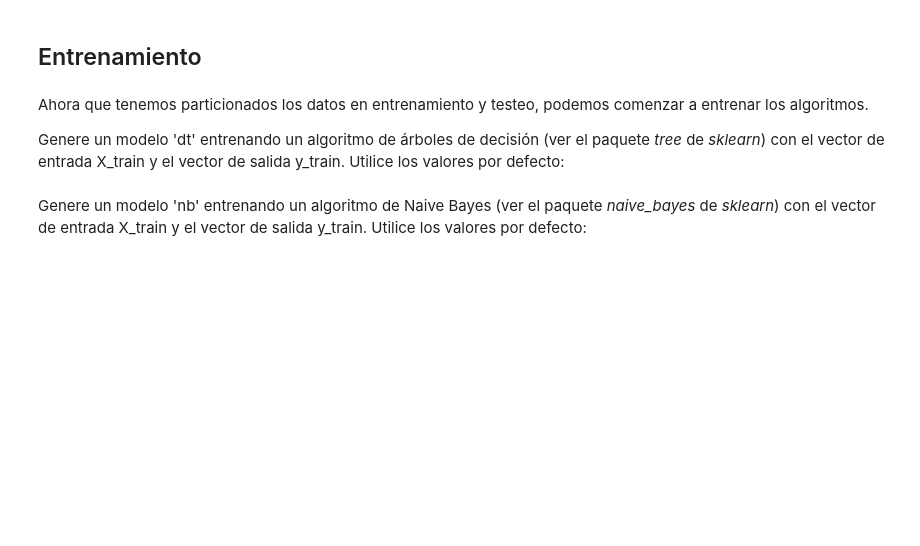
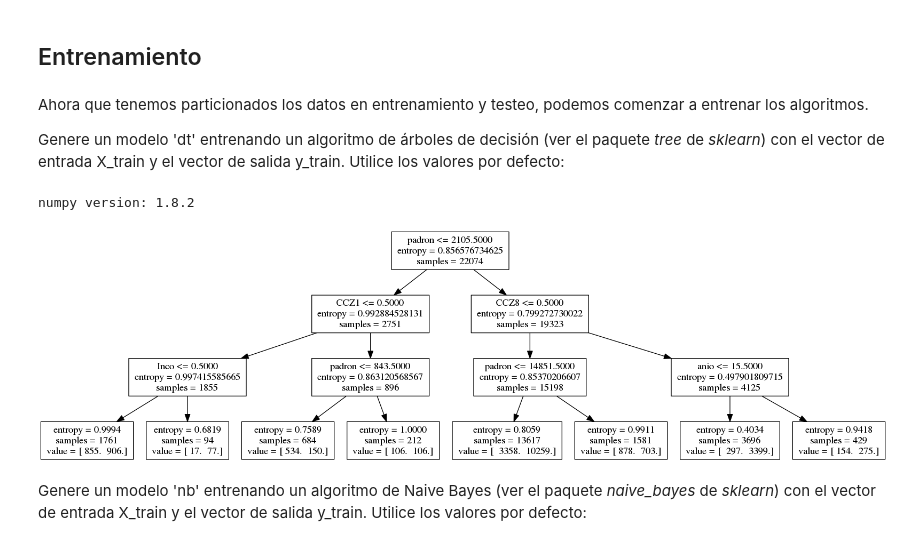
Before and after one commit to raulsperoni/aprendizaje-automatico-2015, a Jupyter notebook: Lab1_2015.ipynb, the cells around one changed output. Drawn from its saved outputs; the diff is of its cells as text; code cells hidden in the pictures; blank space fills up the shorter version.

```diff
--- a/Lab1_2015.ipynb
+++ b/Lab1_2015.ipynb
@@ -202,7 +289,7 @@ Eliminar las columnas que considere irrelevantes.  Eliminar la columna **destino
 df = df.drop('puerta',1)
 df = df.drop('letra',1)
 df = df.drop('expediente',1)
-df = df.drop('padron',1)
+#df = df.drop('padron',1)
 df = df.drop('destino',1)
 # %% [markdown]
  Los atributos cuyos valores son categorías ( 'tipo de obra' y 'CCZ') deben transformarse a valores numéricos para poder ser utilizados como entradas en los modelos de scikit-learn.
@@ -211,21 +298,21 @@ from sklearn import preprocessing
 
 tipo_enc = preprocessing.LabelEncoder();
 tipo_label_encoder = tipo_enc.fit(df.tipo_obra.values)
-#print "Clases categoriales: ",tipo_label_encoder.classes_
+print "Clases categoriales: ",tipo_label_encoder.classes_
 integer_classes = tipo_label_encoder.transform(tipo_label_encoder.classes_).reshape(13, 1)
-#print "Clases enteros:", integer_classes
+print "Clases enteros:", integer_classes
 tipo_enc = preprocessing.OneHotEncoder()
 tipo_one_hot_encoder = tipo_enc.fit(integer_classes)
 # Primero, convertir las clases a 0-(N-1) enteros usando label_encoder
 num_of_rows = len(df.tipo_obra)
-t = label_encoder.transform(df.tipo_obra.values).reshape(num_of_rows, 1)
+t = tipo_label_encoder.transform(df.tipo_obra.values).reshape(num_of_rows, 1)
 # Despues, crear matriz con N columnas, cada una indicando si la instancia pertenece a la clase
 tipos = tipo_one_hot_encoder.transform(t)
-tipos_names = [x[:4] for x in label_encoder.classes_]
-#print "Nombres columnas ", tipos_names
-#print "Matriz de tipos ", tipos.toarray()
+tipos_names = [x[:4] for x in tipo_label_encoder.classes_]
+print "Nombres columnas ", tipos_names
+print "Matriz de tipos ", tipos.toarray()
 
 # Agregar columnas a X
 X_nom = tipos_names
 X = np.concatenate([tipos.toarray()], axis = 1)
-#X.shape
+X.shape
@@ -260,11 +385,14 @@ mes = le_mes.fit_transform(df.mes)
 le_area = preprocessing.LabelEncoder()
 area = le_area.fit_transform(df.area)
 
-Y = np.concatenate([[anio],[mes],[area]],axis=0)
+le_padron = preprocessing.LabelEncoder()
+padron = le_padron.fit_transform(df.padron)
+
+Y = np.concatenate([[anio],[mes],[area],[padron]],axis=0)
 Y.shape
 
 # Agregar columnas a X
-X_nom = np.concatenate((X_nom,['anio','mes','area']), axis=0)
+X_nom = np.concatenate((X_nom,['anio','mes','area','padron']), axis=0)
 X = np.concatenate([X,Y.T], axis = 1)
 print "dimensiones: ", X.shape
 print "Columnas: ",X_nom
@@ -315,3 +469,26 @@ dt = clf.fit(X_train,y_train)
+# %%
+from sklearn import tree
+dt = tree.DecisionTreeClassifier(criterion='entropy', max_depth=3,min_samples_leaf=5)
+dt = dt.fit(X_train,y_train)
+
+
+print 'numpy version:', np.__version__
+#print 'pydot version:', pydot2.__version__
+#print 'pyparsing version:', pyparsing.__version__
+
+#Veo el arbol
+import StringIO
+import pyparsing
+import pydot
+dot_data = StringIO.StringIO()
+tree.export_graphviz(dt,out_file=dot_data, feature_names=X_nom)
+graph = pydot.graph_from_dot_data(dot_data.getvalue())
+graph.write_png('dt.png')
+from IPython.core.display import Image
+Image(filename='dt.png')
+# %% [output]
+numpy version: 1.8.2
+[figure, added]
 # %% [markdown]
 Genere un modelo 'nb' entrenando un algoritmo de Naive Bayes (ver el paquete *naive_bayes* de *sklearn*) con el vector de entrada X_train y el vector de salida y_train. Utilice los valores por defecto:
 # %%
```
Also changed, not shown: parts of 38 cells of this notebook.
